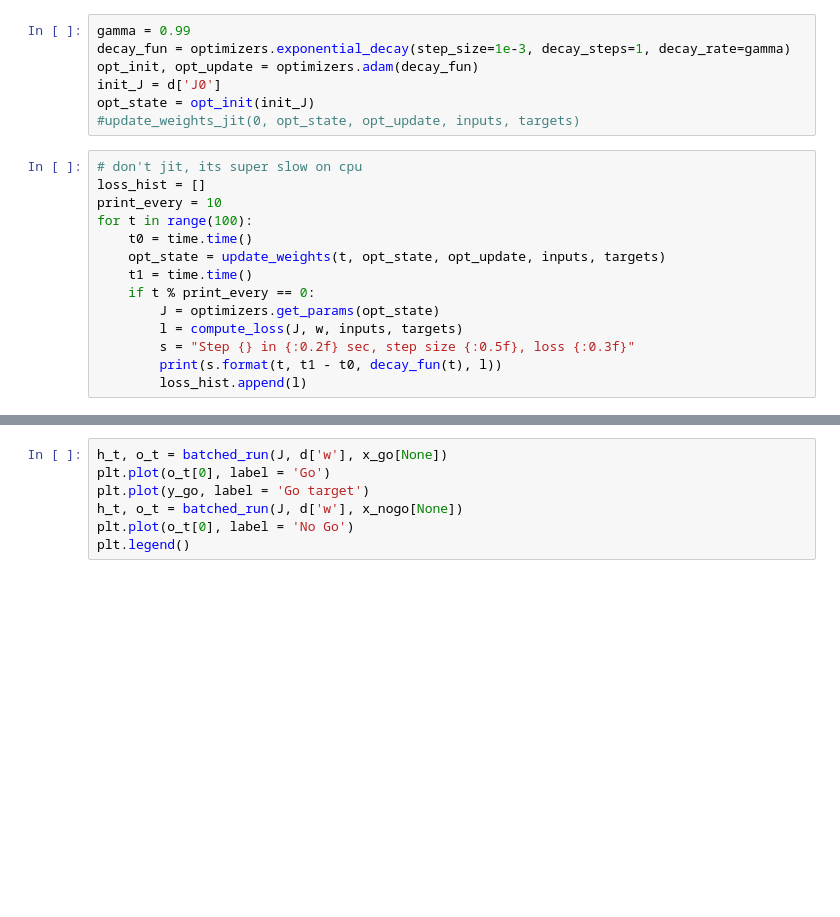
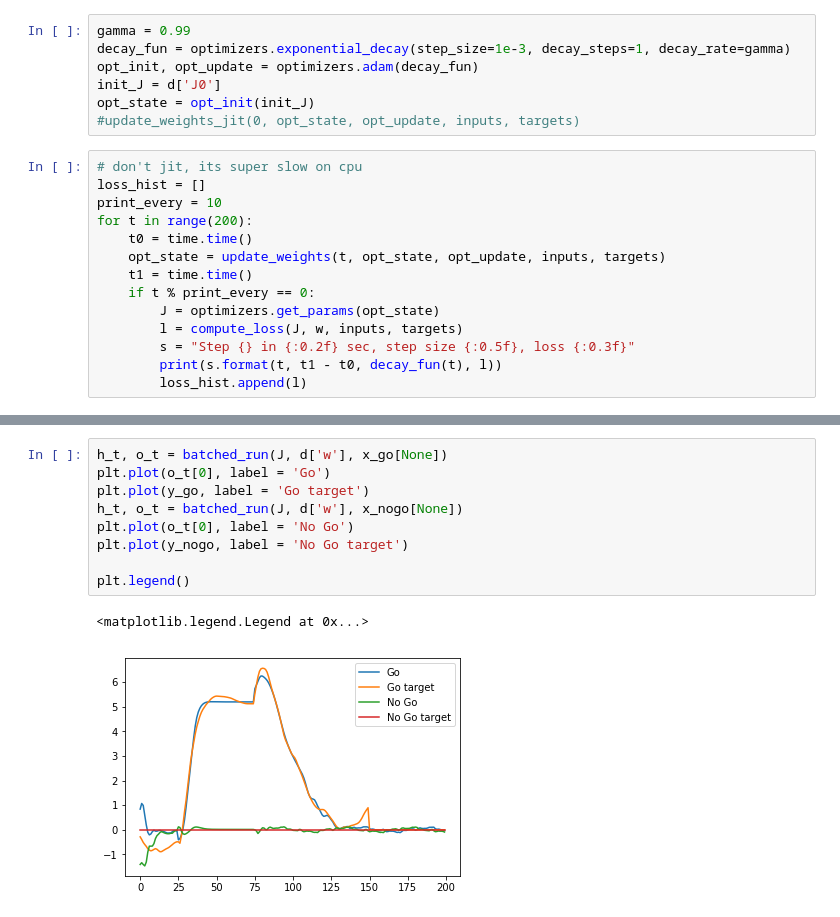
Before and after one commit to JoramKeijser/low_rank, a Jupyter notebook: notebooks/train.ipynb, the cells around one changed output, grey strips where cells are left out. Saved outputs shown, nothing was run; the diff lists cells and outputs as text; blank space fills up the shorter version.

```diff
--- a/notebooks/train.ipynb
+++ b/notebooks/train.ipynb
@@ -114,7 +118,7 @@ opt_state = opt_init(init_J)
 # don't jit, its super slow on cpu
 loss_hist = []
 print_every = 10
-for t in range(100):
+for t in range(200):
     t0 = time.time()
     opt_state = update_weights(t, opt_state, opt_update, inputs, targets)
     t1 = time.time()
@@ -138,7 +157,12 @@ plt.plot(loss_hist)
 # %%
 h_t, o_t = batched_run(J, d['w'], x_go[None])
 plt.plot(o_t[0], label = 'Go')
 plt.plot(y_go, label = 'Go target')
 h_t, o_t = batched_run(J, d['w'], x_nogo[None])
 plt.plot(o_t[0], label = 'No Go')
+plt.plot(y_nogo, label = 'No Go target')
+
 plt.legend()
+# %% [output]
+<matplotlib.legend.Legend at 0x...>
+[figure, added]
```
Also changed, not shown: parts of 8 cells of this notebook.
